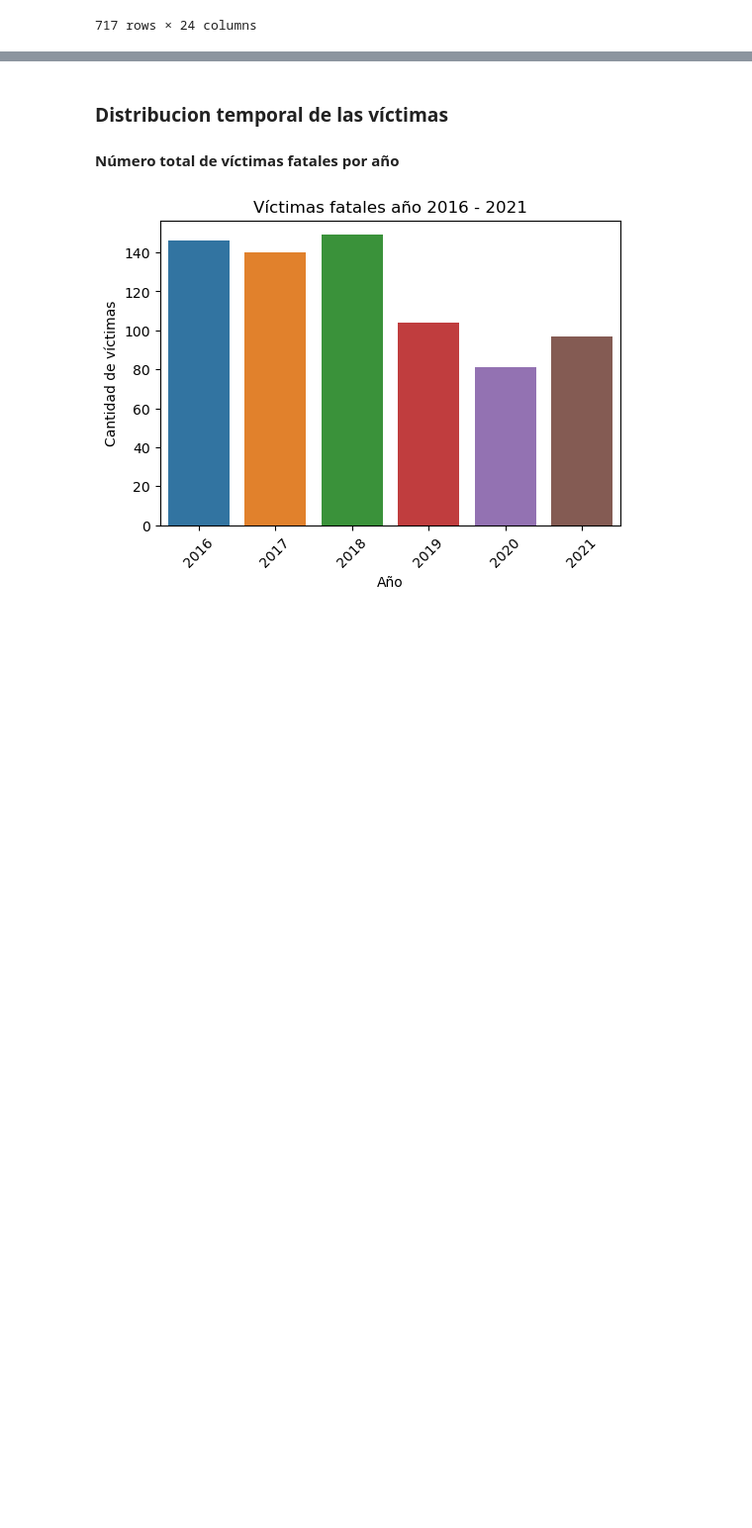
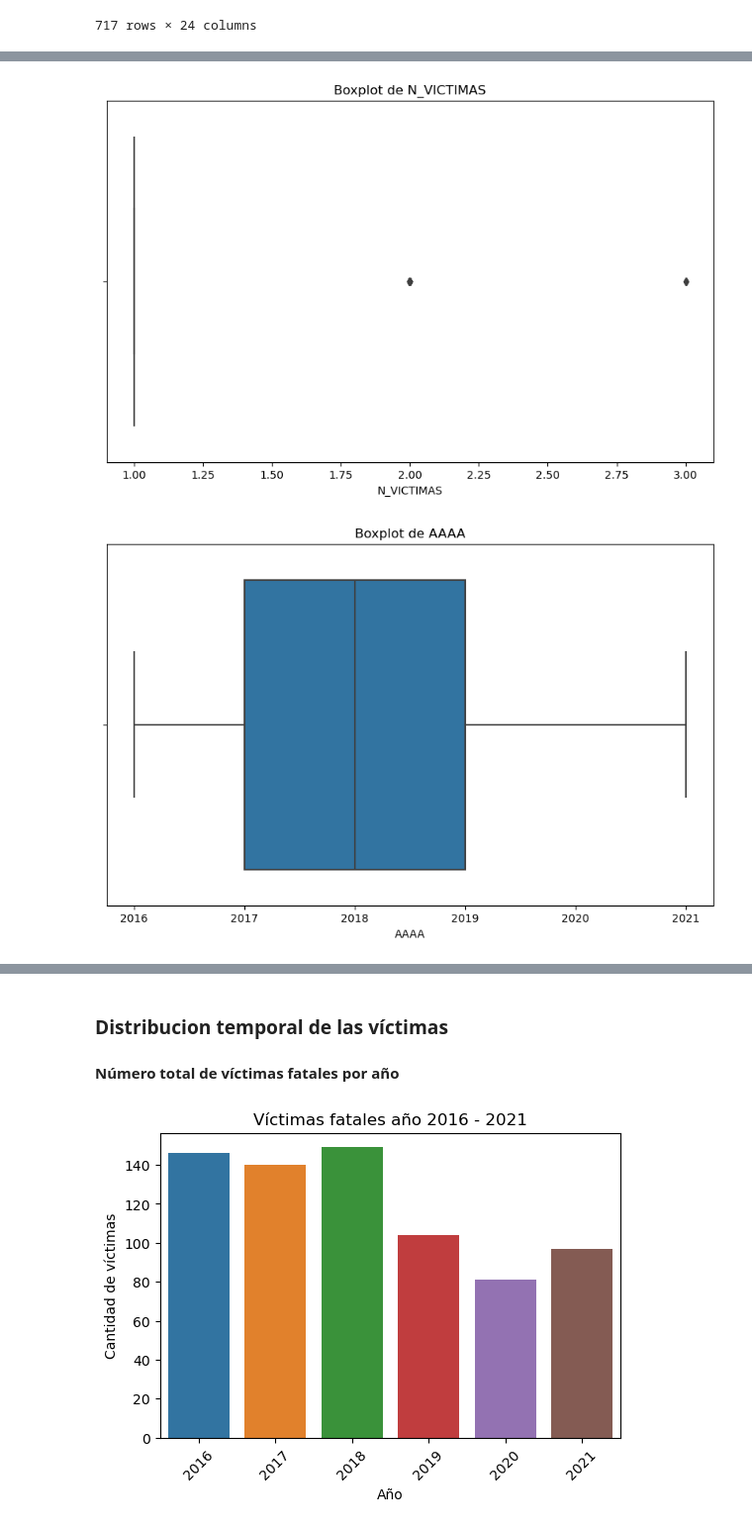
Before and after one commit to CristianSilvaB/PI_DA, a Jupyter notebook: notebooks/EDA.ipynb, the cells around one changed output, grey strips where cells are left out. Shown: that part at 99% size. Cells and saved outputs as stored; diff of their text form; code cells hidden in the pictures; blank space fills up the shorter version.

```diff
--- a/notebooks/EDA.ipynb
+++ b/notebooks/EDA.ipynb
@@ -30,0 +100,12 @@ homicidios_merge_df
+# %%
+numeric_columns = homicidios_merge_df.select_dtypes(include=[np.number]).columns.tolist()
+
+
+for column in numeric_columns:
+    plt.figure(figsize=(10, 6))
+    sns.boxplot(x=homicidios_merge_df[column])
+    plt.title(f'Boxplot de {column}')
+    plt.show()
+# %% [output]
+[figure, added]
+[figure, added]
```
Also changed, not shown: parts of 19 cells of this notebook, 1 other file.
